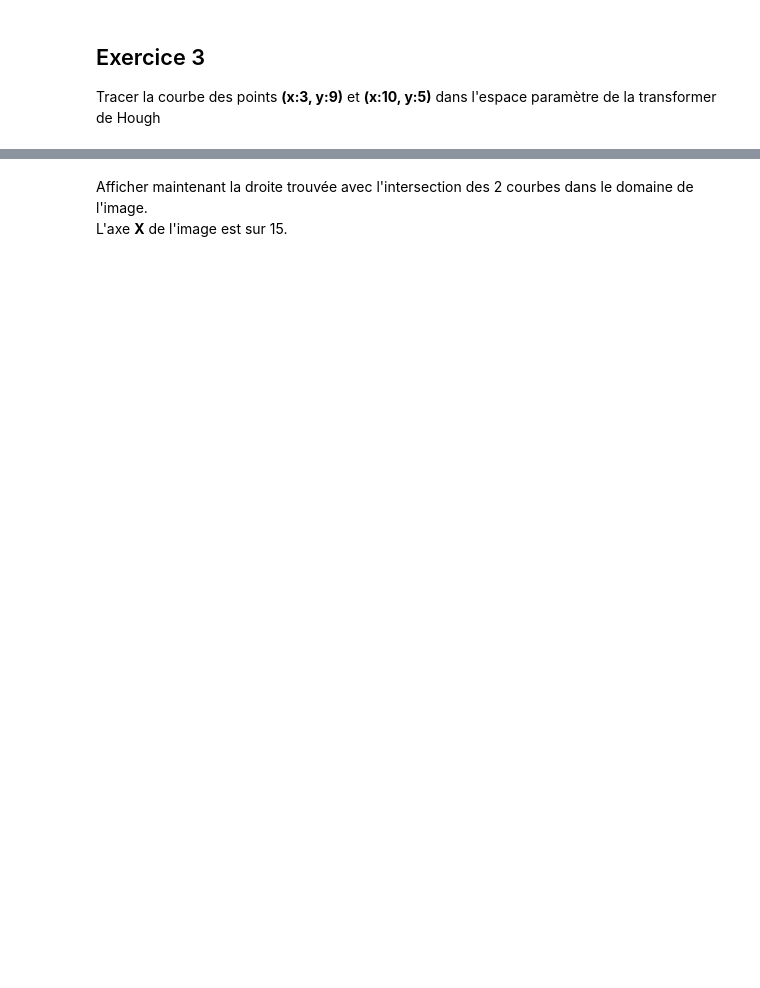
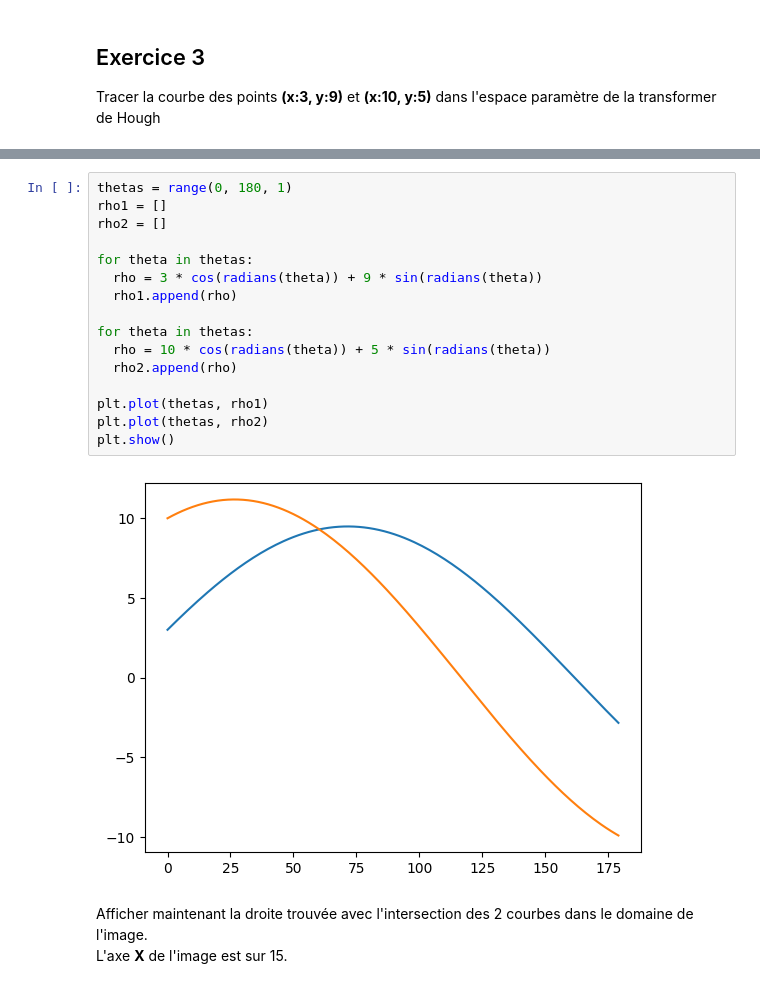
Before and after one commit to zervald/Lab-INF600F, a Jupyter notebook: lab7/Lab6.ipynb, the cells around one changed output, grey strips where cells are left out. Drawn from its saved outputs; the diff is of its cells as text; blank space fills up the shorter version.

```diff
--- a/lab7/Lab6.ipynb
+++ b/lab7/Lab6.ipynb
@@ -77,3 +65,21 @@ Tracer la courbe des points **(x:3, y:9)** et **(x:10, y:5)** dans l'espace para
+# %%
+thetas = range(0, 180, 1)
+rho1 = []
+rho2 = []
+
+for theta in thetas:
+  rho = 3 * cos(radians(theta)) + 9 * sin(radians(theta))
+  rho1.append(rho)
+
+for theta in thetas:
+  rho = 10 * cos(radians(theta)) + 5 * sin(radians(theta))
+  rho2.append(rho)
+
+plt.plot(thetas, rho1)
+plt.plot(thetas, rho2)
+plt.show()
+# %% [output]
+[figure, added]
 # %% [markdown]
 Afficher maintenant la droite trouvée avec l'intersection des 2 courbes dans le domaine de l'image.
 L'axe **X** de l'image est sur 15.
```
Also changed, not shown: parts of 8 cells of this notebook.
